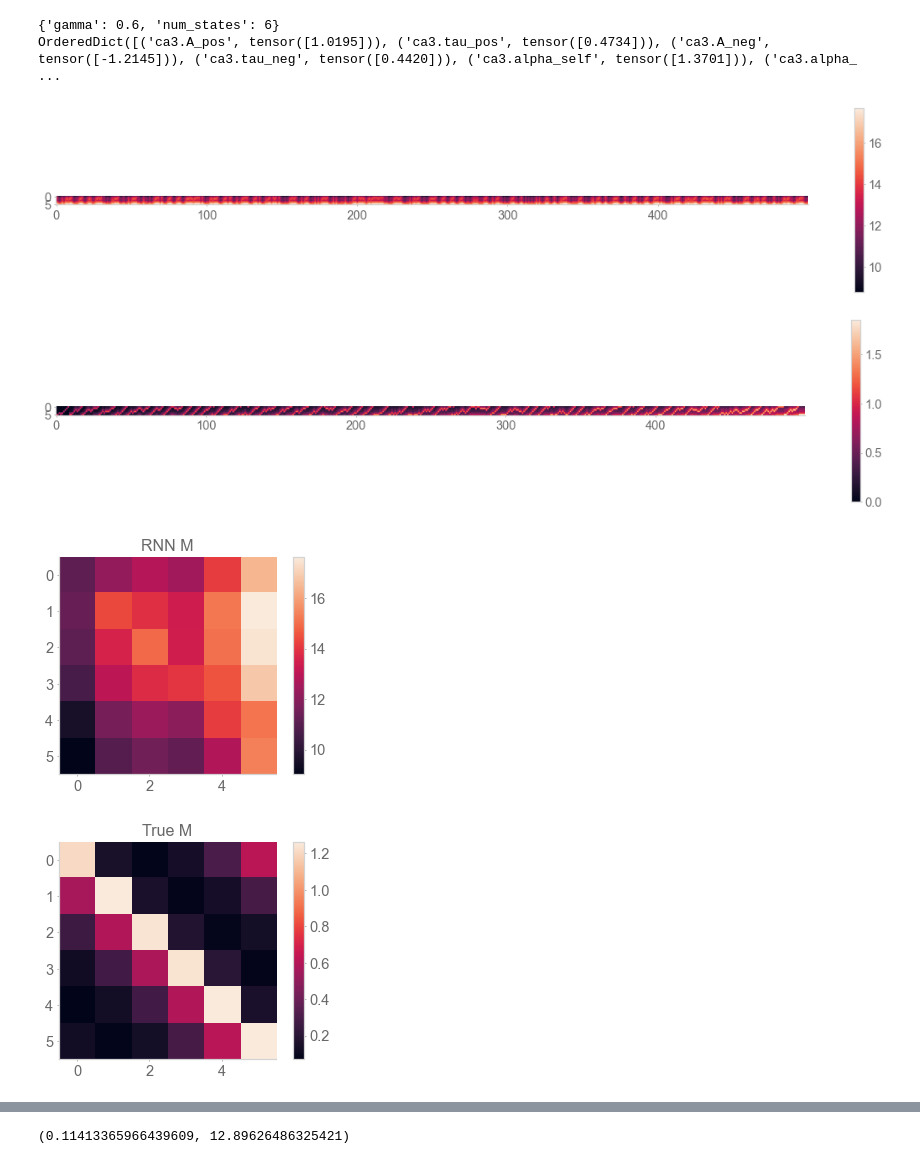
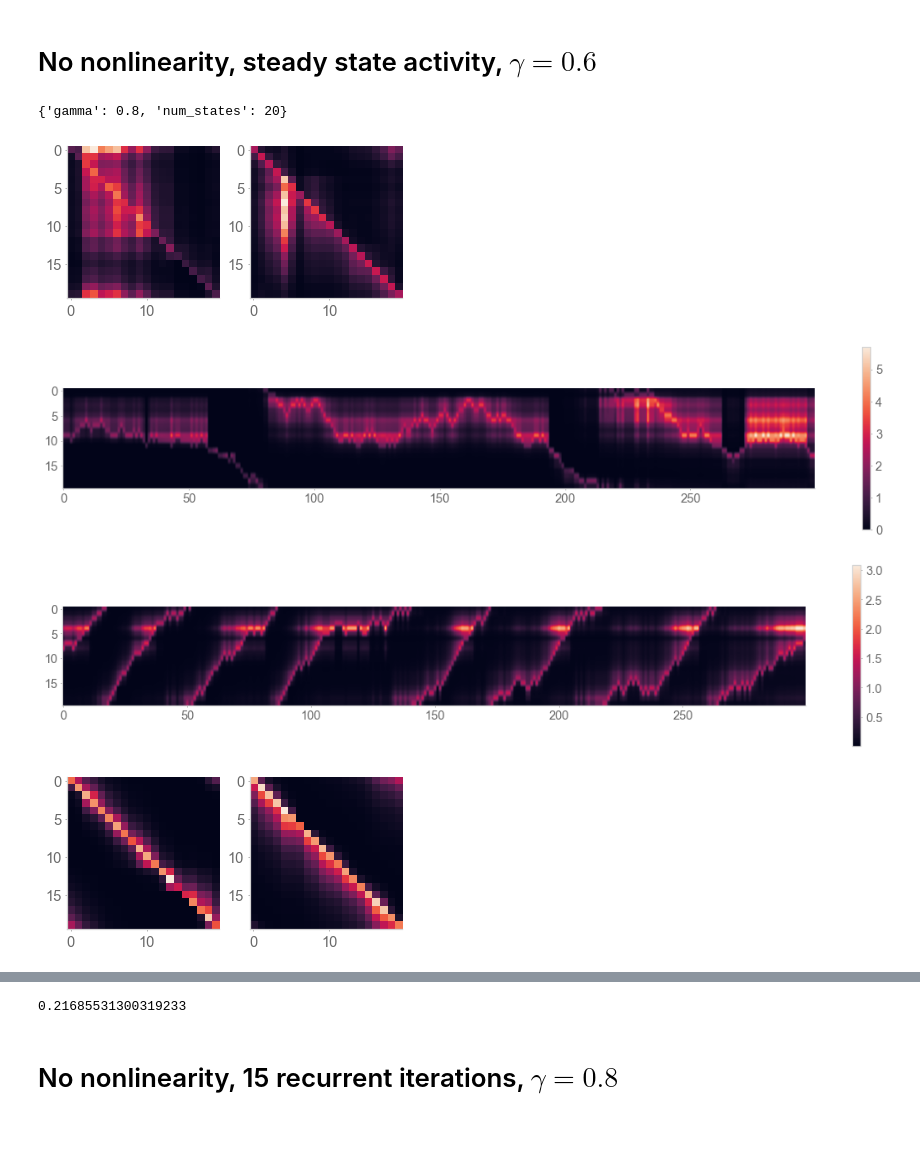
Before and after one commit to chingf/sr-project, a Jupyter notebook: notebooks/3acdf-activity-examples.ipynb, the cells around one changed output, grey strips where cells are left out. Cells and saved outputs as stored; diff of their text form; code cells hidden in the pictures; blank space fills up the shorter version.

Commit message:
Update of notebooks as figures are finalized

```diff
--- a/notebooks/3acdf-activity-examples.ipynb
+++ b/notebooks/3acdf-activity-examples.ipynb
@@ -97,10 +77,11 @@ def run_and_plot(exp_dir):
+# %% [markdown]
+# No nonlinearity, steady state activity, $\gamma=0.6$
 # %%
-exp_dir = "/home/chingf/engram/Ching/02_gamma_v_ss/0.6/1/"
+exp_dir = f"{configs.engram_dir}02_gamma_v_ss/None/0.8/1/"
 run_and_plot(exp_dir)
 # %% [output]
-{'gamma': 0.6, 'num_states': 6}
-OrderedDict([('ca3.A_pos', tensor([1.0195])), ('ca3.tau_pos', tensor([0.4734])), ('ca3.A_neg', tensor([-1.2145])), ('ca3.tau_neg', tensor([0.4420])), ('ca3.alpha_self', tensor([1.3701])), ('ca3.alpha_ ...
+{'gamma': 0.8, 'num_states': 20}
-[figure, old version]
+[figure, new version]
-[figure, old version]
+[figure, new version]
-[figure, old version]
+[figure, new version]
-[figure, old version]
+[figure, new version]
@@ -108,2 +88,4 @@ OrderedDict([('ca3.A_pos', tensor([1.0195])), ('ca3.tau_pos', tensor([0.4734])),
-(0.11413365966439609, 12.89626486325421)
+0.21685531300319233
+# %% [markdown]
+# No nonlinearity, 15 recurrent iterations, $\gamma=0.8$
 # %%
```
Also changed, not shown: parts of 6 cells of this notebook, 6 other files.
